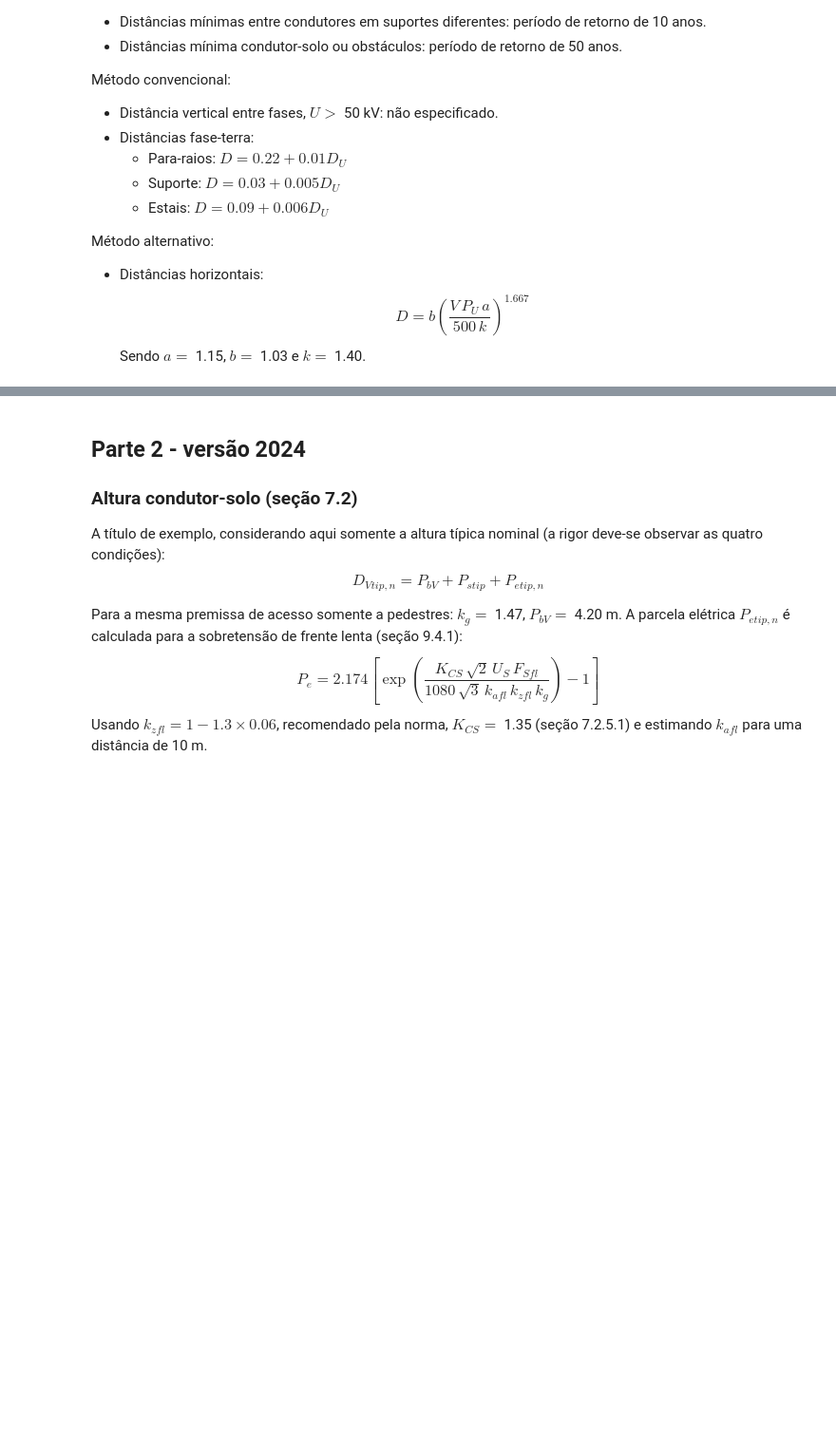
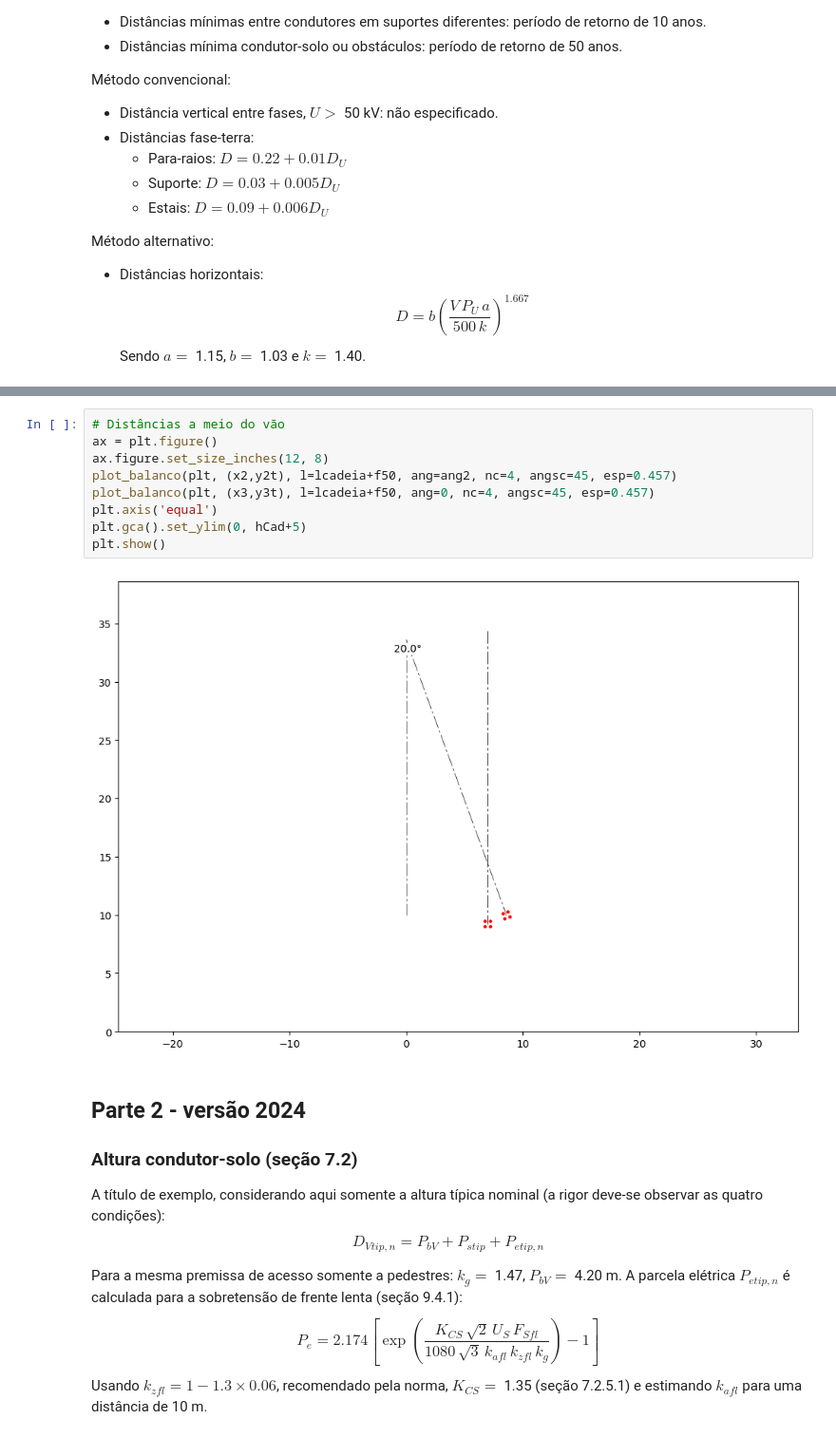
Before and after one commit to carloskleber/nbr5422, a Jupyter notebook: geomTorre500.ipynb, the cells around one changed output, grey strips where cells are left out. Shown at 95% size. Drawn from its saved outputs; the diff is of its cells as text; blank space fills up the shorter version.

```diff
--- a/geomTorre500.ipynb
+++ b/geomTorre500.ipynb
@@ -271,3 +301,14 @@ plt.show()
+# %%
+# Distâncias a meio do vão
+ax = plt.figure()
+ax.figure.set_size_inches(12, 8)
+plot_balanco(plt, (x2,y2t), l=lcadeia+f50, ang=ang2, nc=4, angsc=45, esp=0.457)
+plot_balanco(plt, (x3,y3t), l=lcadeia+f50, ang=0, nc=4, angsc=45, esp=0.457)
+plt.axis('equal')
+plt.gca().set_ylim(0, hCad+5)
+plt.show()
+# %% [output]
+[figure, added]
 # %% [markdown]
 ## Parte 2 - versão 2024
 
```
Also changed, not shown: parts of 25 cells of this notebook, 2 other files.
